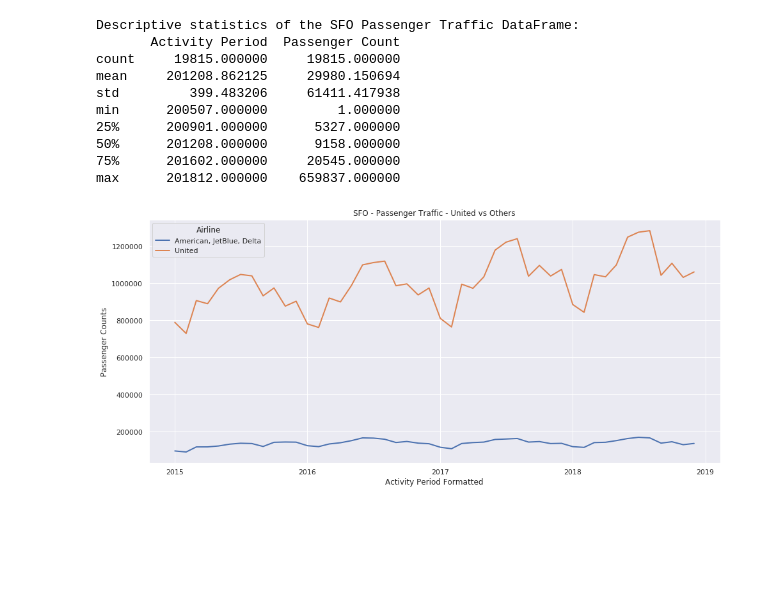
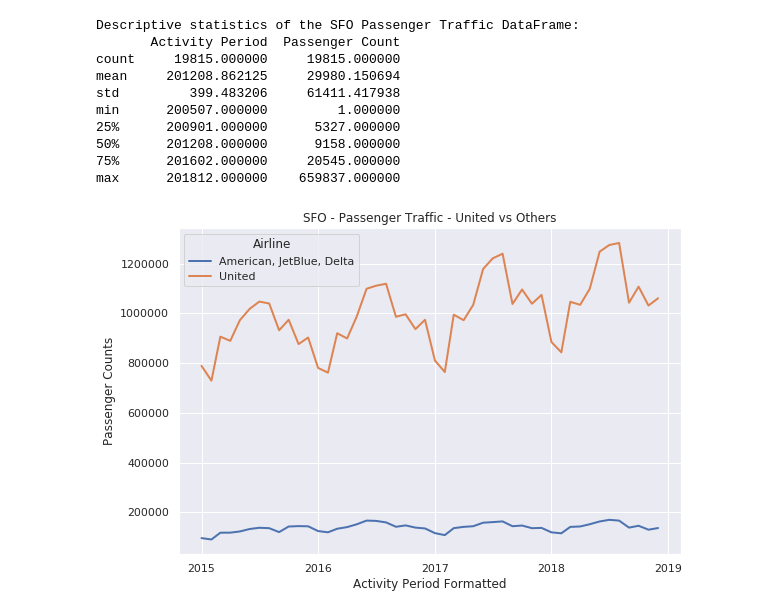
Before and after one commit to Saranyanv/test, a Jupyter notebook: 455_Assignment1.ipynb, the cells around one changed output. Drawn from its saved outputs; the diff is of its cells as text; code cells hidden in the pictures; blank space fills up the shorter version.

```diff
--- a/455_Assignment1.ipynb
+++ b/455_Assignment1.ipynb
@@ -89,34 +89,34 @@ sfo_air_traffic_AA_UA['Activity Period Formatted']=pd.to_datetime(sfo_air_traffi
 # %%
 import matplotlib.ticker as ticker
 import matplotlib.dates as mdates
 #import seaborn.apionly as sns
-sns.set(rc={'figure.figsize':(16,7)})
+sns.set(rc={'figure.figsize':(9,6)})
 sns.set_style("dark")
 
 fig = plt.figure()
 ax = fig.add_subplot(111)
 
 years = mdates.YearLocator()
 months = mdates.MonthLocator(interval=3)
 monthsFmt = mdates.DateFormatter('%m')
 yearsFmt = mdates.DateFormatter('%Y')
 
 plt.grid(True)
 #ax.xaxis.set_ticklabels([])
 
 
 sns.lineplot(x="Activity Period Formatted", y="Passenger Counts", hue="Airline",data=sfo_air_traffic_AA_UA, linewidth=2.0, ci=None).set_title("SFO - Passenger Traffic - United vs Others")
 ax.set_xticks([])
 plt.legend(title='Airline', loc='upper left', labels=['American, JetBlue, Delta', 'United'])
 
 #ax.xaxis.set_minor_locator(months)
 #ax.xaxis.set_minor_formatter(ticker.FuncFormatter(monthsFmt))
 ax.xaxis.set_major_locator(years)
 ax.xaxis.set_major_formatter(yearsFmt)
 #plt.setp(ax.xaxis.get_minorticklabels(), rotation=45)
 #plt.setp(ax.get_xmajorticklabels(), rotation=45)
 # %% [output]
-[figure, old version]
+[figure, new version]
 # %%
 #sfo_air_traffic_AA_UA_PIVOT=sfo_air_traffic_AA_UA.pivot(index='Activity Period Formatted', columns='Published Airline IATA Code', values='Passenger Counts')
 # %%
```
Also changed, not shown: parts of 4 cells of this notebook.
